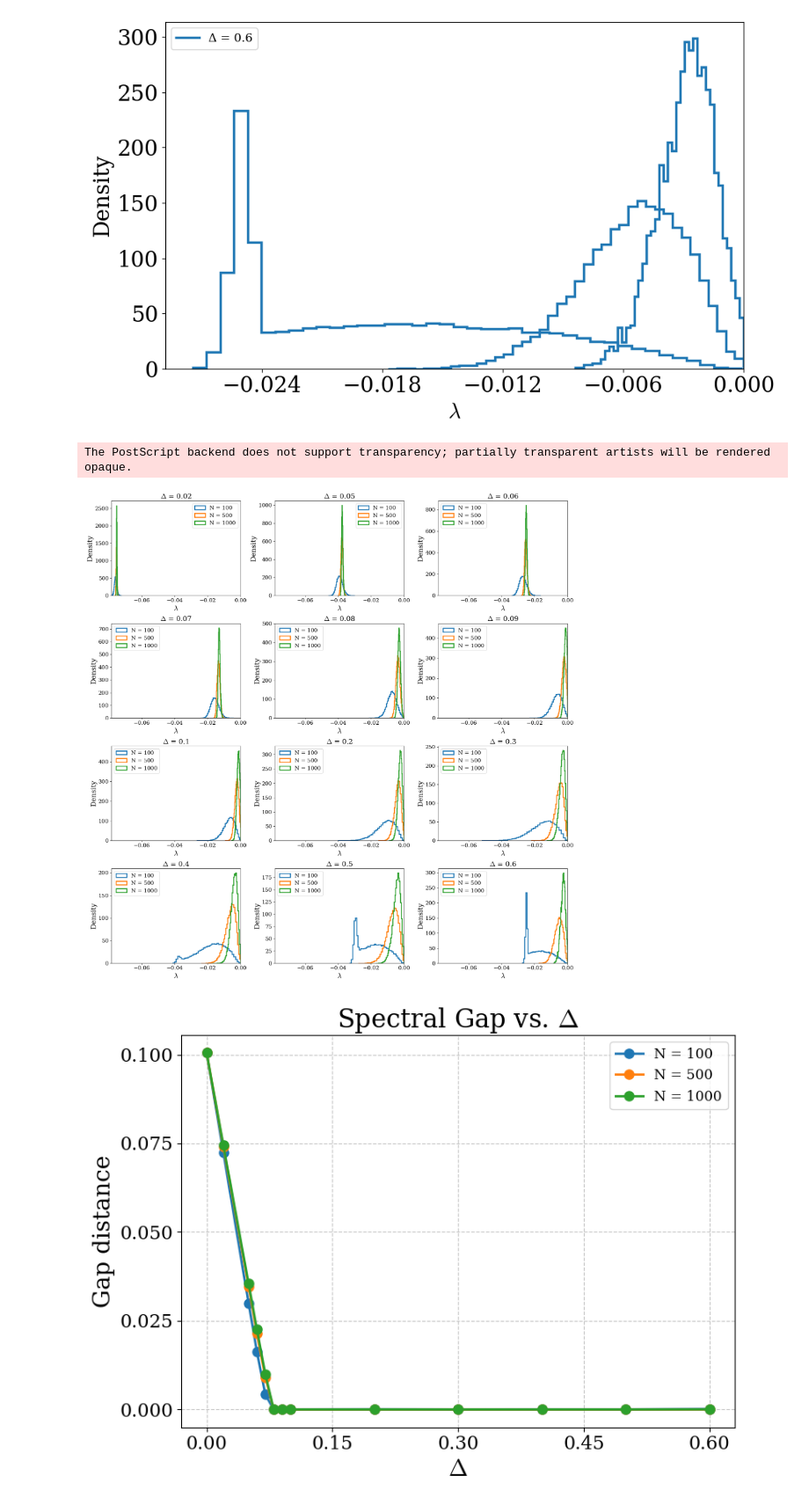
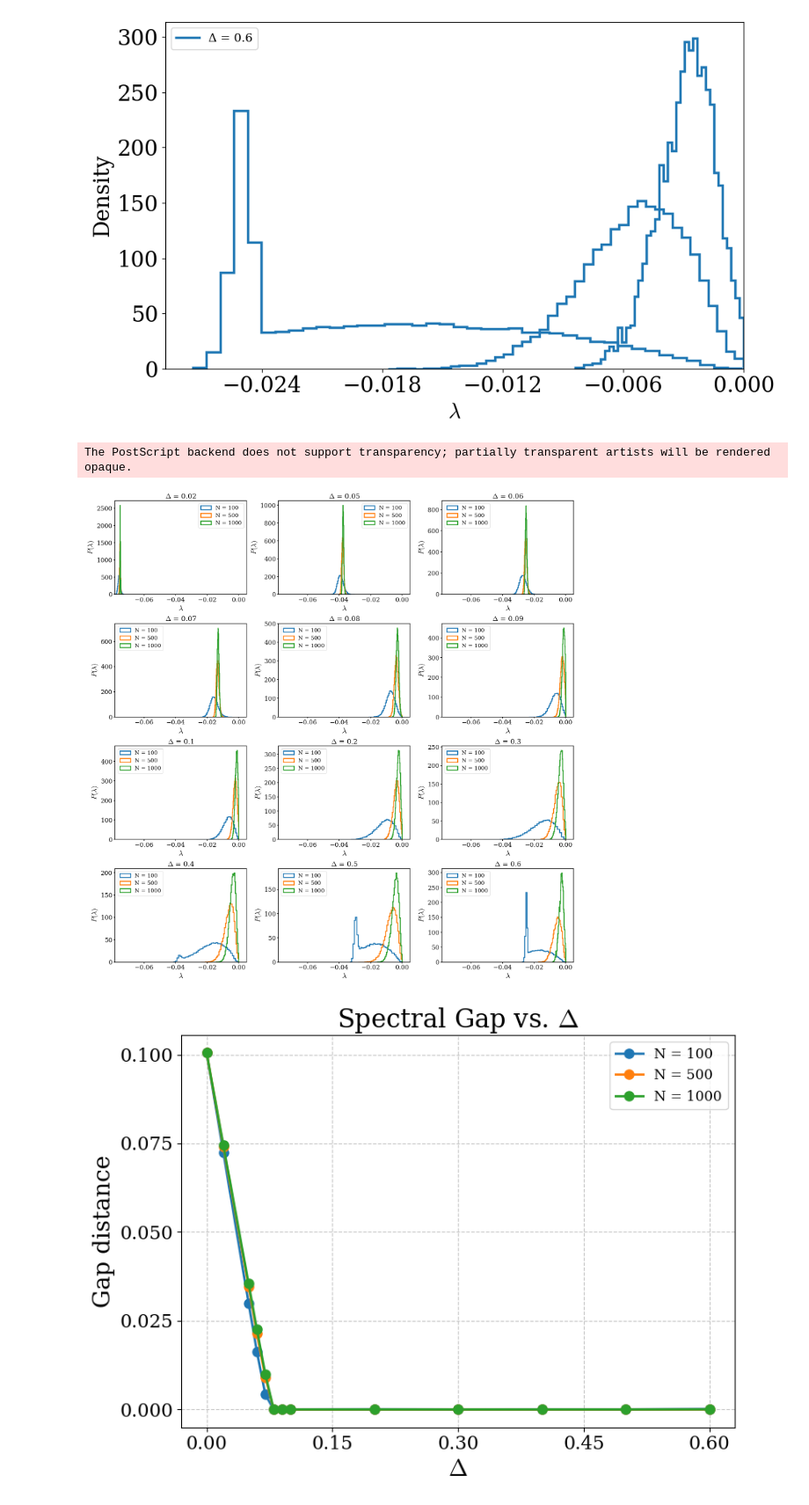
Before and after one commit to shivangrawat/perturbed_organics, a Jupyter notebook: examples/eigval_histogram_multiple.ipynb, the cells around one changed output. Shown at 88% size. Drawn from its saved outputs; the diff is of its cells as text; code cells hidden in the pictures.

```diff
--- a/examples/eigval_histogram_multiple.ipynb
+++ b/examples/eigval_histogram_multiple.ipynb
@@ -204,37 +204,39 @@ for idx, (delta_val, data_per_delta) in enumerate(zip(delta_vals, all_data_arrs)
     for j, N_val, data_arr in data_per_delta:
         ax.hist(data_arr, bins=40, density=True, histtype='step', linewidth=2.5,
                 color=colors(j), label=f"N = {N_val}")
 
     ax.set_title(rf"$\Delta$ = {delta_val}", fontsize=18)
     ax.set_xlabel(r"$\lambda$", fontsize=20)
-    ax.set_ylabel("Density", fontsize=18)
-    ax.tick_params(axis='both', which='major', labelsize=14)
+    ax.set_ylabel(r"$P(\lambda)$", fontsize=18)
+    ax.tick_params(axis='both', which='major', labelsize=16, width=1.5)
     ax.xaxis.set_major_locator(ticker.MaxNLocator(integer=True, prune='both', nbins=5))
-    ax.set_xlim(left=global_min, right=1e-8)
+    ax.set_xlim(left=global_min, right=0.005)
+    for spine in ax.spines.values():
+        spine.set_linewidth(1.5)
 
     ax.legend(fontsize=14)
 
 # Remove any unused subplots (if fewer than 12 deltas were used)
 for i in range(len(delta_vals), len(axes)):
     fig.delaxes(axes[i])
 
 plt.tight_layout()
 
 # save the figure
 folder_loc = f'../figures/mu_{mu}/fig_histogram'
 os.makedirs(folder_loc, exist_ok=True)
 file_name = f'histogram_supplementary'
 file_save_path = os.path.join(folder_loc, file_name)
 
 plt.tight_layout()
 plt.savefig(f'{file_save_path}.png', bbox_inches='tight')
 plt.savefig(f'{file_save_path}.svg', format='svg', bbox_inches='tight', dpi=300)
 plt.savefig(f'{file_save_path}.eps', format='eps', bbox_inches='tight', dpi=300)
 
 plt.show()
 # %% [output]
 The PostScript backend does not support transparency; partially transparent artists will be rendered opaque.
-[figure, old version]
+[figure, new version]
 # %%
 
 # %% (Optional) Plot the gap distance vs. Δ for each N on the same axes.
```
Also changed, not shown: 8 other files.
